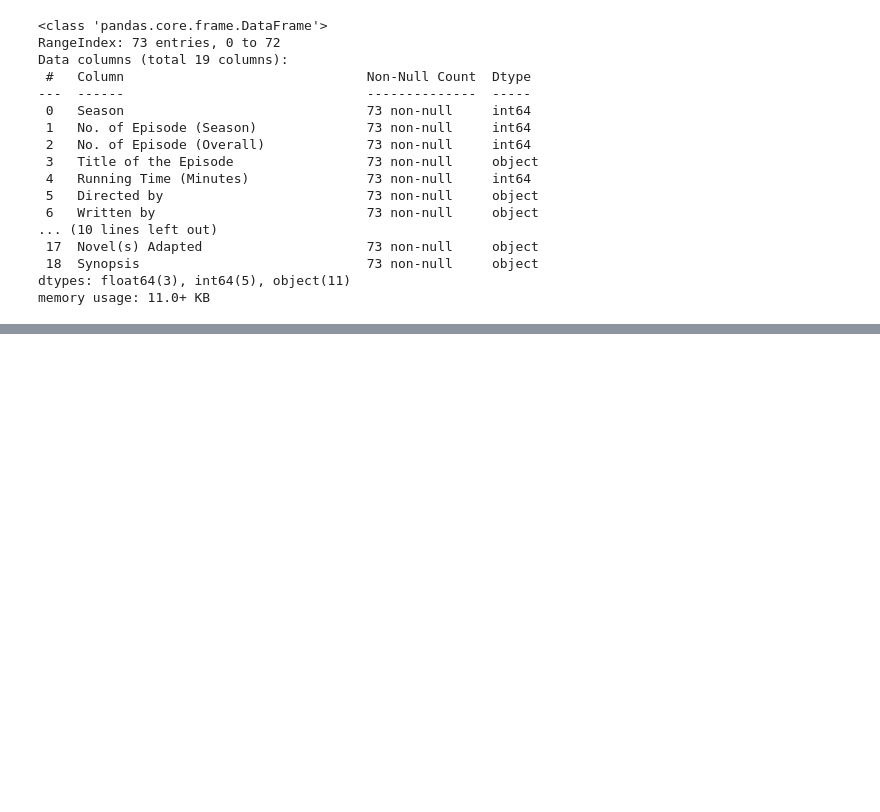
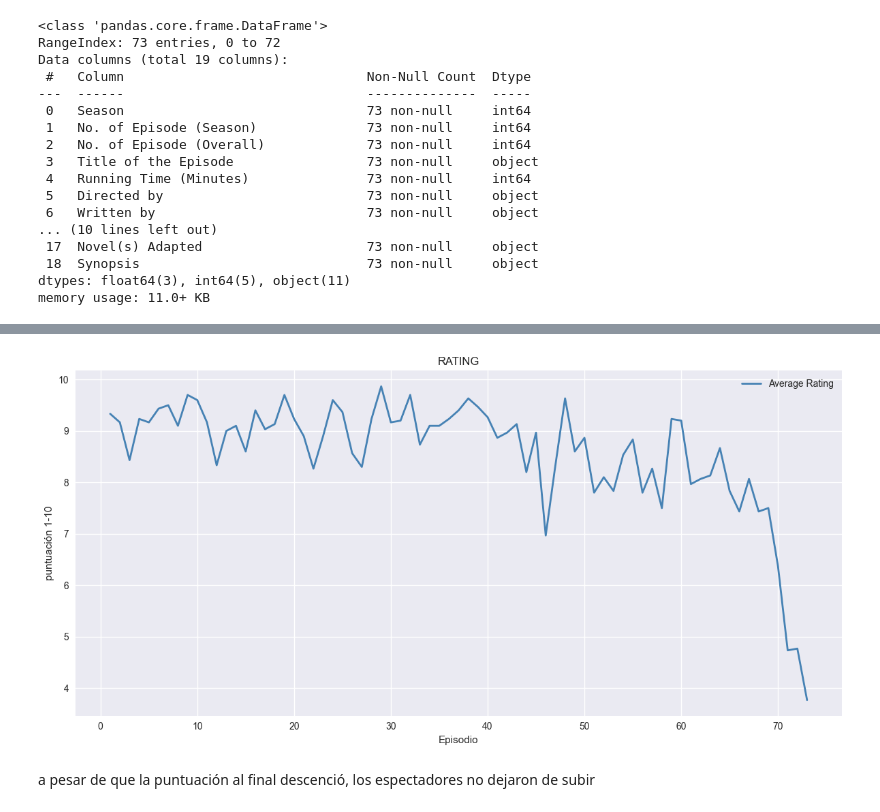
Before and after one commit to NereaLdA/EDA-Game_of_Thrones_, a Jupyter notebook: notebooks/Episodes.ipynb, the cells around one changed output, grey strips where cells are left out. Drawn from its saved outputs; the diff is of its cells as text; code cells hidden in the pictures; blank space fills up the shorter version.

```diff
--- a/notebooks/Episodes.ipynb
+++ b/notebooks/Episodes.ipynb
@@ -45,0 +222,20 @@ memory usage: 11.0+ KB
+# %%
+plt.figure(figsize=(12, 6))
+
+plt.plot(df_episodes_clean['No. of Episode (Overall)'], df_episodes_clean['Average Rating'],
+         color="#4682B4", alpha=1, label='Average Rating', linewidth=2)
+
+
+
+
+
+plt.xlabel('Episodio')
+plt.ylabel('puntuación 1-10')
+plt.title('RATING')
+plt.legend()
+plt.tight_layout()
+plt.show()
+# %% [output]
+[figure, added]
+# %% [markdown]
+a pesar de que la puntuación al final descenció, los espectadores no dejaron de subir
```
Also changed, not shown: parts of 20 cells of this notebook, 37 other files.
